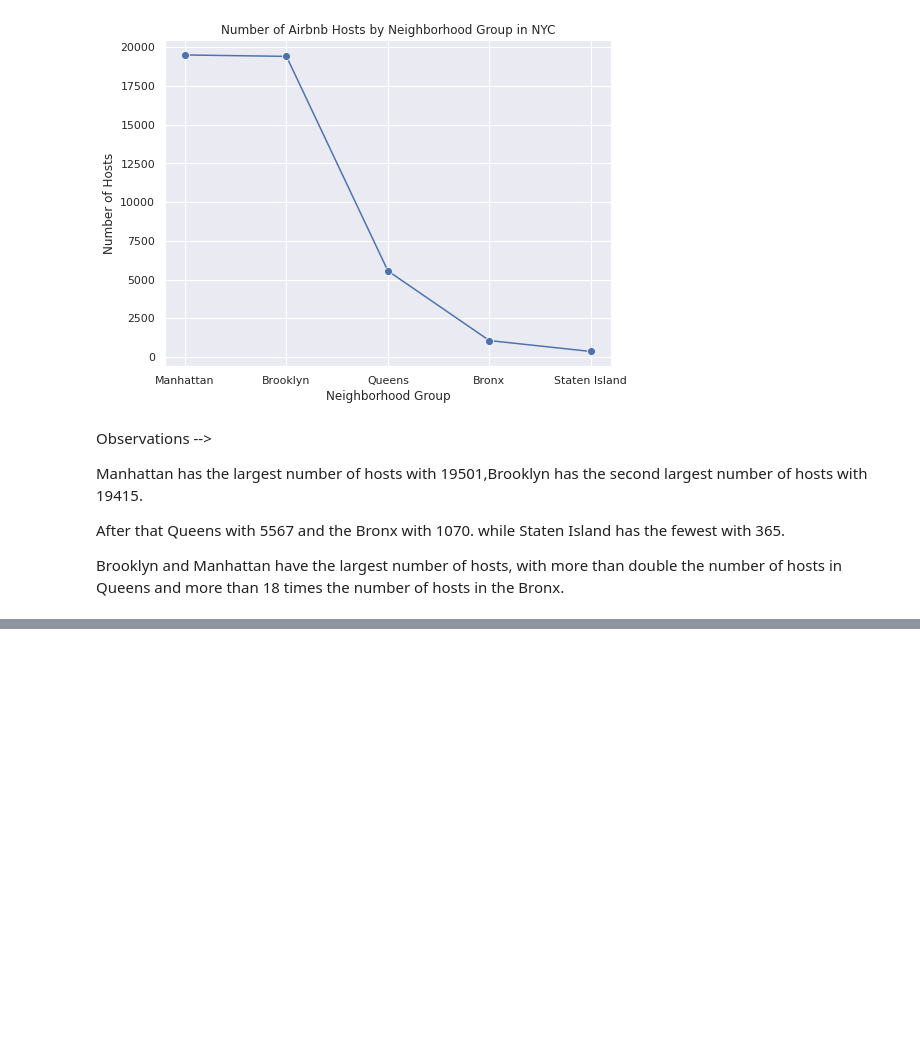
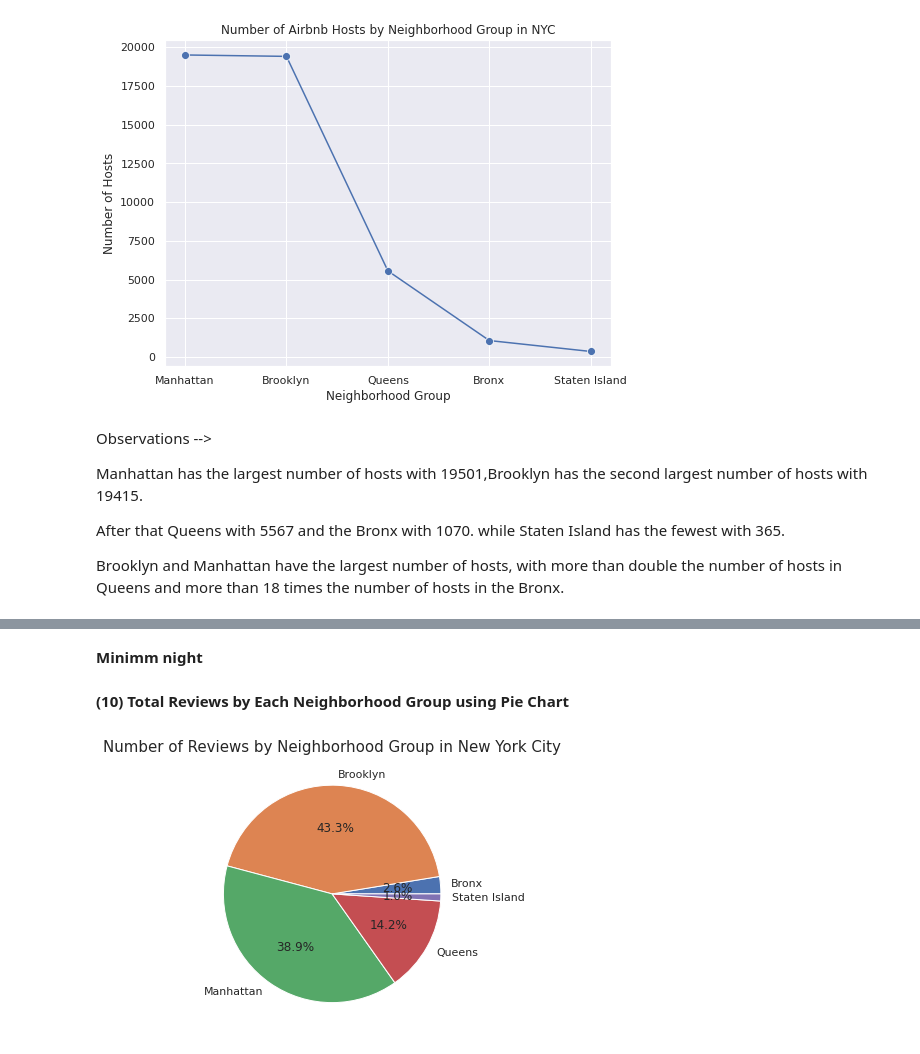
Before and after one commit to NANDINIKeremegaladhoddiShivalingaiah/Airbnb-Exploratory-Data-Analysis-EDA-, a Jupyter notebook: Airbnb_Exploratory_Data_Analysis.ipynb, the cells around one changed output, grey strips where cells are left out. Cells and saved outputs as stored; diff of their text form; code cells hidden in the pictures; blank space fills up the shorter version.

```diff
--- a/Airbnb_Exploratory_Data_Analysis.ipynb
+++ b/Airbnb_Exploratory_Data_Analysis.ipynb
@@ -458,3 +481,6 @@ hosts_per_location
+# %%
+#Reviews by neighbourhood group
+reviews_by_neighbourhood_group = airbnb_df_new.groupby("neighbourhood_group")["number_of_reviews"].sum()
 # %% [markdown]
 # **4. Data Visualisation**
 # %% [markdown]
@@ -620,0 +712,14 @@ Brooklyn and Manhattan have the largest number of hosts, with more than double t
+# %% [markdown]
+**Minimm night**
+# %% [markdown]
+**(10) Total Reviews by Each Neighborhood Group using Pie Chart**
+# %%
+
+# Create a pie chart
+plt.pie(reviews_by_neighbourhood_group, labels=reviews_by_neighbourhood_group.index, autopct='%1.1f%%')
+plt.title("Number of Reviews by Neighborhood Group in New York City", fontsize='15')
+
+# Display the chart
+plt.show()
+# %% [output]
+[figure, added]
```
Also changed, not shown: parts of 18 cells of this notebook.
